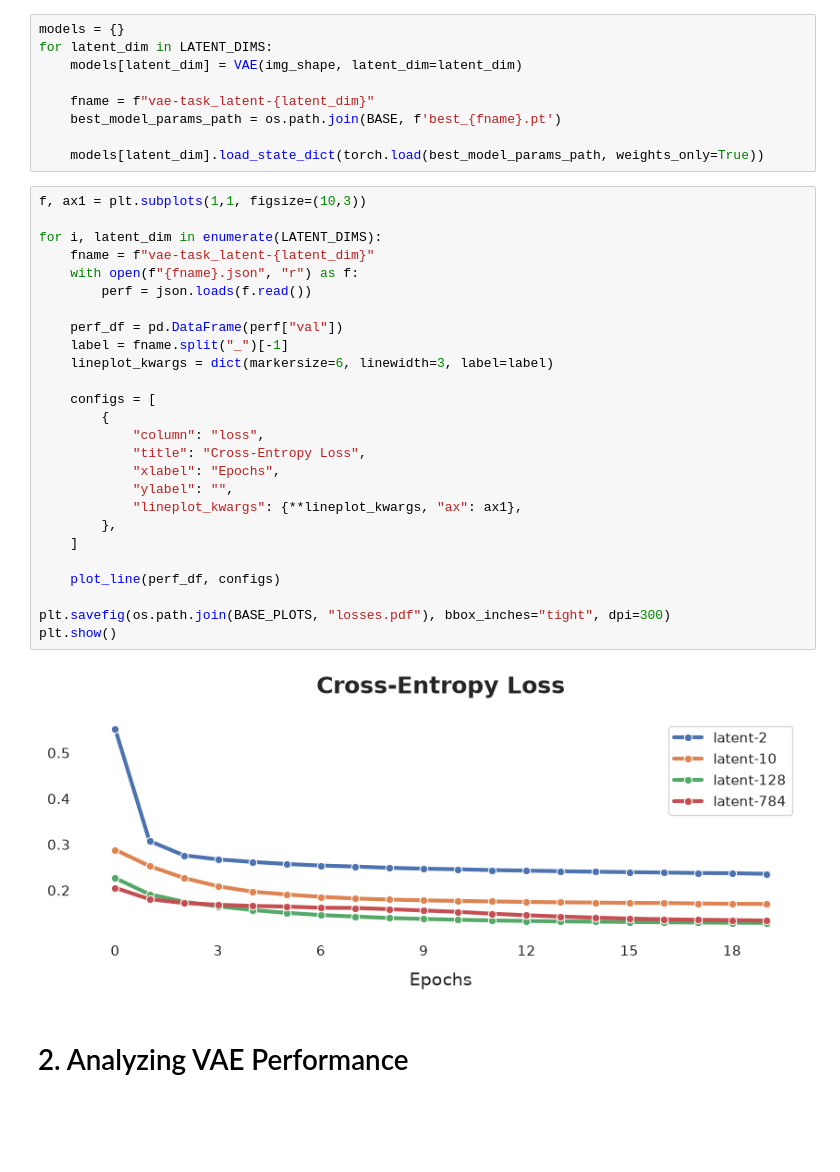
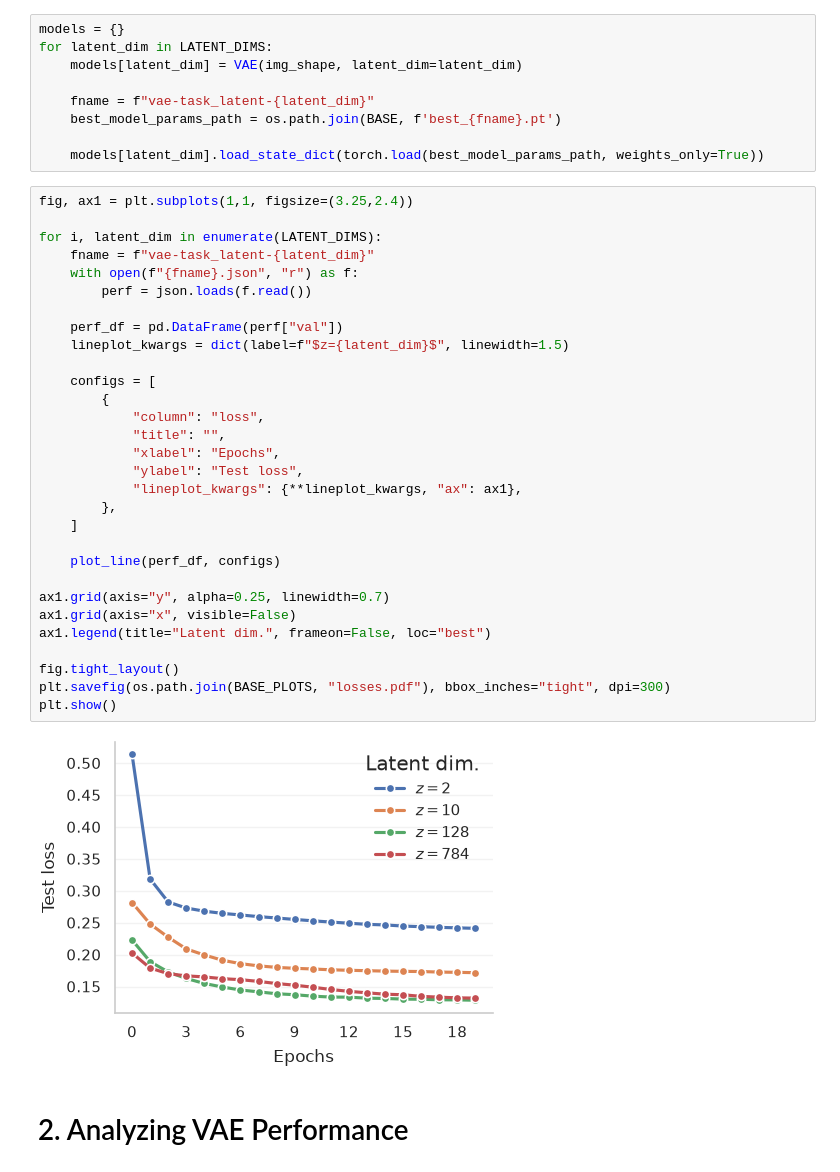
Before and after one commit to l-laidev/Advanced-Topics-in-Machine-Learning, a Jupyter notebook: PA0/Task 4 VAE Task.ipynb, the cells around one changed output. Drawn from its saved outputs; the diff is of its cells as text; blank space fills up the shorter version.

```diff
--- a/PA0/Task 4 VAE Task.ipynb
+++ b/PA0/Task 4 VAE Task.ipynb
@@ -230,33 +232,37 @@ for latent_dim in LATENT_DIMS:
 
     models[latent_dim].load_state_dict(torch.load(best_model_params_path, weights_only=True))
 # %%
-f, ax1 = plt.subplots(1,1, figsize=(10,3))
+fig, ax1 = plt.subplots(1,1, figsize=(3.25,2.4))
 
 for i, latent_dim in enumerate(LATENT_DIMS):
     fname = f"vae-task_latent-{latent_dim}"
     with open(f"{fname}.json", "r") as f:
         perf = json.loads(f.read())
 
     perf_df = pd.DataFrame(perf["val"])
-    label = fname.split("_")[-1]
-    lineplot_kwargs = dict(markersize=6, linewidth=3, label=label)
+    lineplot_kwargs = dict(label=f"$z={latent_dim}$", linewidth=1.5)
 
     configs = [
         {
             "column": "loss",
-            "title": "Cross-Entropy Loss",
+            "title": "",
             "xlabel": "Epochs",
-            "ylabel": "",
+            "ylabel": "Test loss",
             "lineplot_kwargs": {**lineplot_kwargs, "ax": ax1},
         },
     ]
 
     plot_line(perf_df, configs)
 
+ax1.grid(axis="y", alpha=0.25, linewidth=0.7)
+ax1.grid(axis="x", visible=False)
+ax1.legend(title="Latent dim.", frameon=False, loc="best")
+
+fig.tight_layout()
 plt.savefig(os.path.join(BASE_PLOTS, "losses.pdf"), bbox_inches="tight", dpi=300)
 plt.show()
 # %% [output]
-[figure, old version]
+[figure, new version]
 # %% [markdown]
 # 2. Analyzing VAE Performance
 # %%
```
Also changed, not shown: parts of 11 cells of this notebook, 8 other files.
